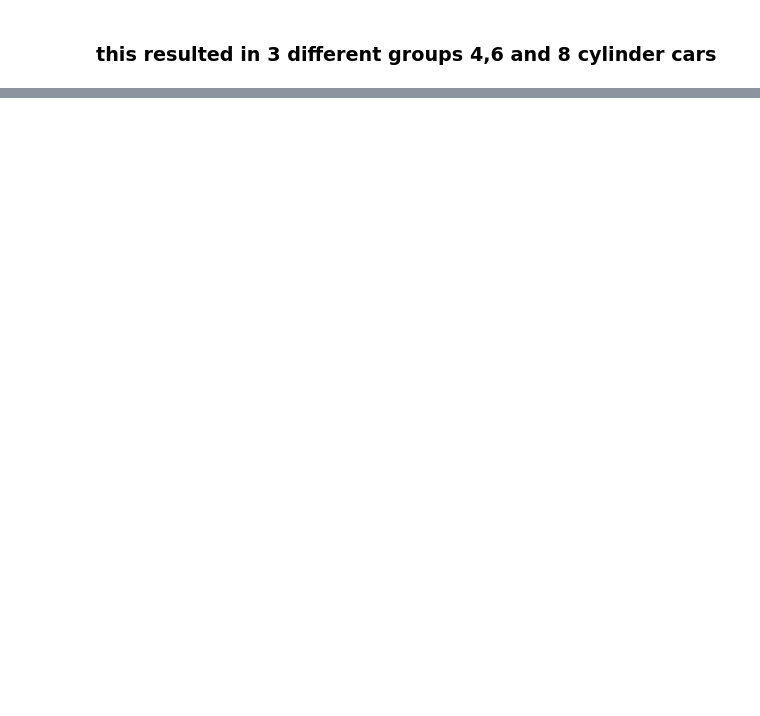
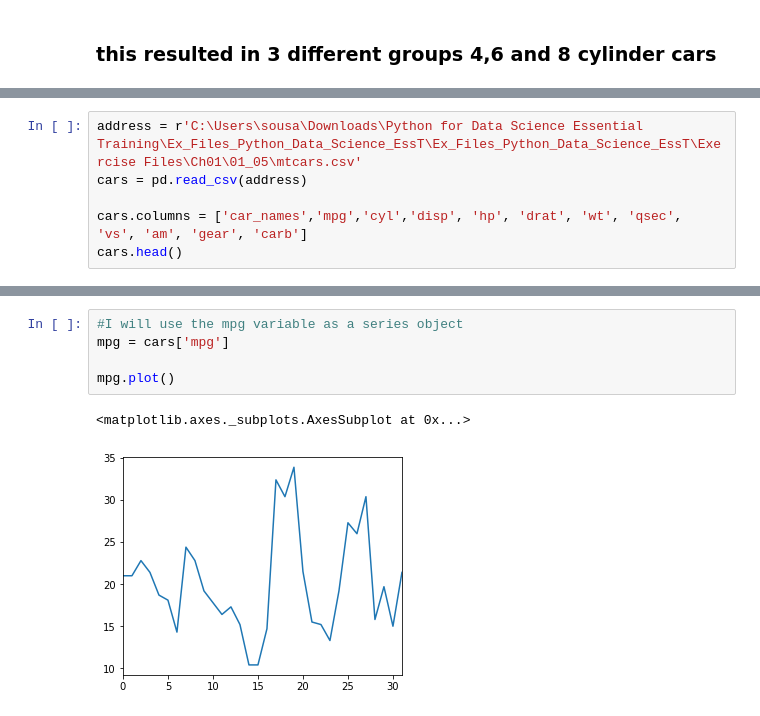
Before and after one commit to sousablde/DataSci-Searcheable-Notes, a Jupyter notebook: DataSci-Extended Notes.ipynb, the cells around one changed output, grey strips where cells are left out. Saved outputs shown, nothing was run; the diff lists cells and outputs as text; blank space fills up the shorter version.

```diff
--- a/DataSci-Extended Notes.ipynb
+++ b/DataSci-Extended Notes.ipynb
@@ -519,0 +576,6 @@ cars_groups.mean()
+# %%
+address = r'C:\Users\sousa\Downloads\Python for Data Science Essential Training\Ex_Files_Python_Data_Science_EssT\Ex_Files_Python_Data_Science_EssT\Exercise Files\Ch01\01_05\mtcars.csv'
+cars = pd.read_csv(address)
+
+cars.columns = ['car_names','mpg','cyl','disp', 'hp', 'drat', 'wt', 'qsec', 'vs', 'am', 'gear', 'carb']
+cars.head()
@@ -519,0 +589,8 @@ cars_groups.mean()
+# %%
+#I will use the mpg variable as a series object
+mpg = cars['mpg']
+
+mpg.plot()
+# %% [output]
+<matplotlib.axes._subplots.AxesSubplot at 0x...>
+[figure, added]
```
Also changed, not shown: parts of 22 cells of this notebook.
